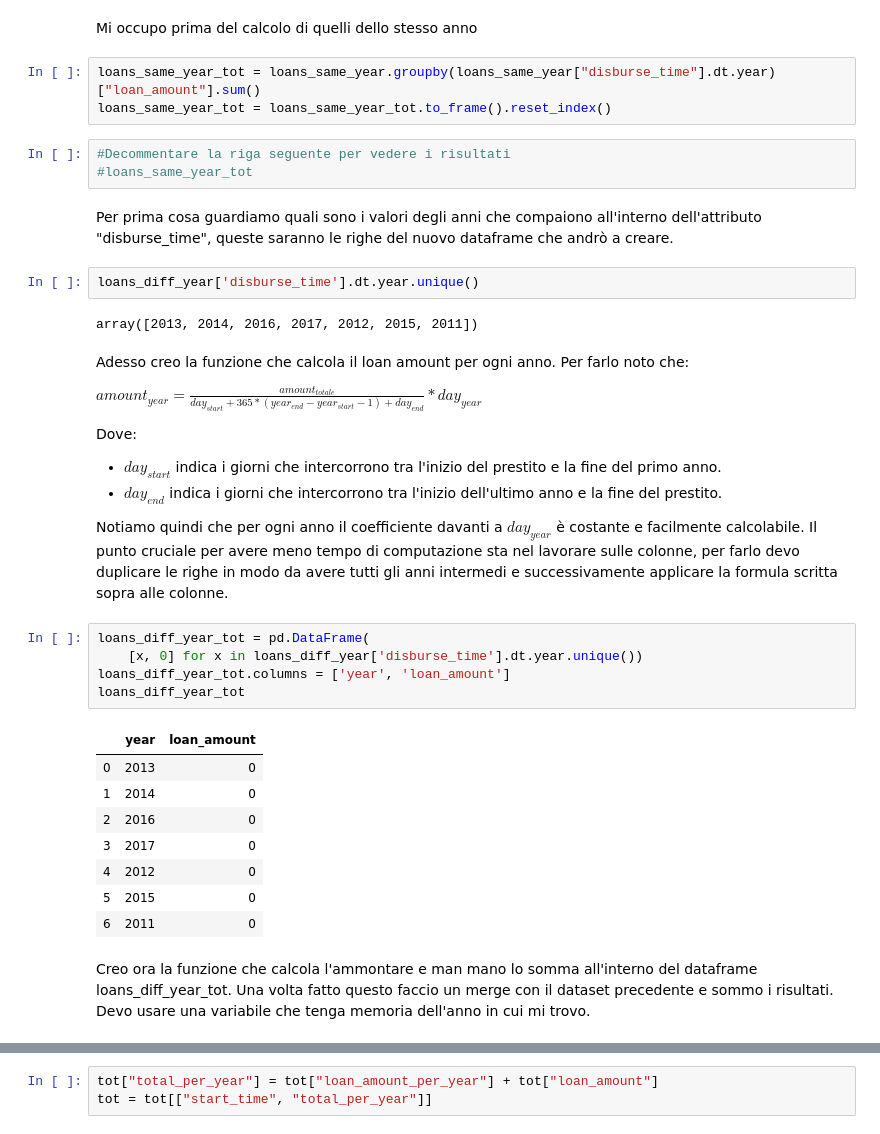
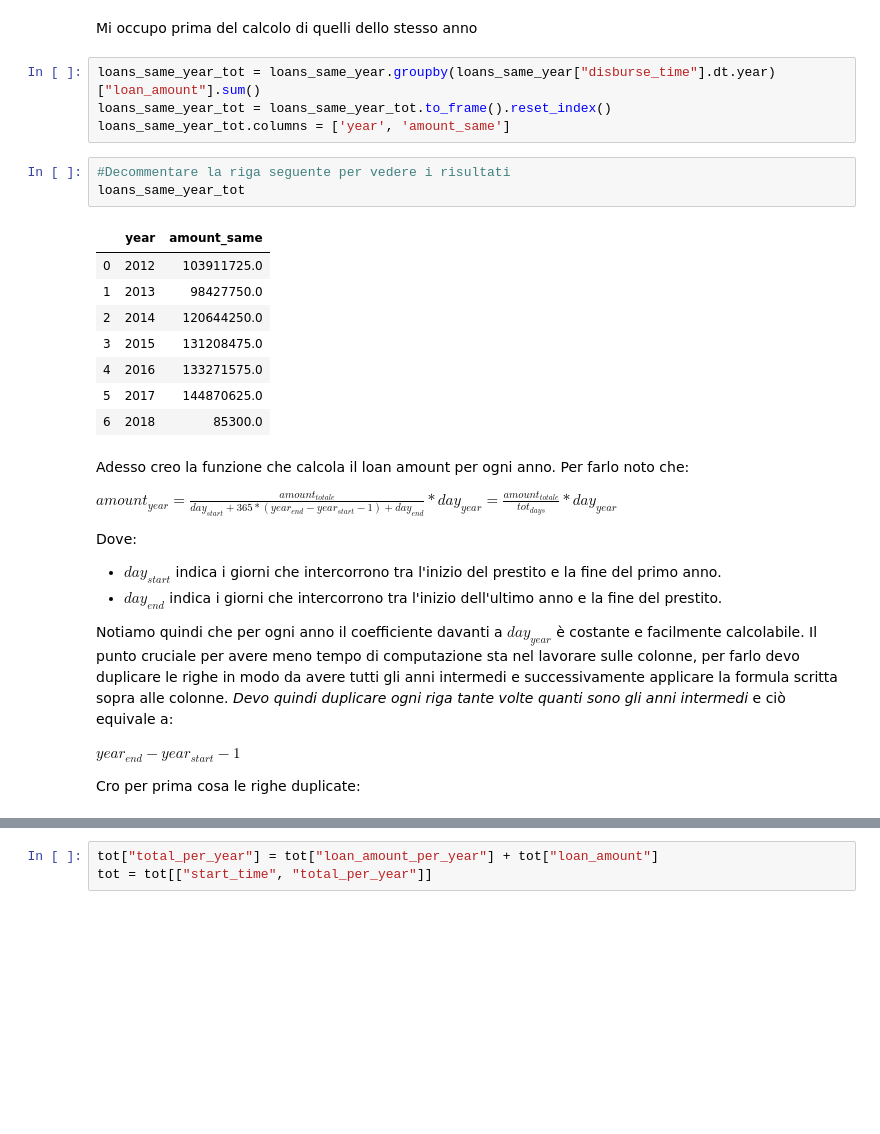
Before and after one commit to Chri1629/cs_project, a Jupyter notebook: esame_chri.ipynb, the cells around one changed output, grey strips where cells are left out. Drawn from its saved outputs; the diff is of its cells as text; blank space fills up the shorter version.

```diff
--- a/esame_chri.ipynb
+++ b/esame_chri.ipynb
@@ -383,19 +383,23 @@ Mi occupo prima del calcolo di quelli dello stesso anno
 # %%
 loans_same_year_tot = loans_same_year.groupby(loans_same_year["disburse_time"].dt.year)["loan_amount"].sum()
 loans_same_year_tot = loans_same_year_tot.to_frame().reset_index()
+loans_same_year_tot.columns = ['year', 'amount_same']
 # %%
 #Decommentare la riga seguente per vedere i risultati
-#loans_same_year_tot
+loans_same_year_tot
+# %% [output]
+|  | year | amount_same |
+| 0 | 2012 | 103911725.0 |
+| 1 | 2013 | 98427750.0 |
+| 2 | 2014 | 120644250.0 |
+| 3 | 2015 | 131208475.0 |
+| 4 | 2016 | 133271575.0 |
+| 5 | 2017 | 144870625.0 |
+| 6 | 2018 | 85300.0 |
-# %% [markdown]
-Per prima cosa guardiamo quali sono i valori degli anni che compaiono all'interno dell'attributo "disburse_time", queste saranno le righe del nuovo dataframe che andrò a creare.
-# %%
-loans_diff_year['disburse_time'].dt.year.unique()
-# %% [output]
-array([2013, 2014, 2016, 2017, 2012, 2015, 2011])
 # %% [markdown]
 Adesso creo la funzione che calcola il loan amount per ogni anno. Per farlo noto che:
 
-$amount_{year} = \frac{amount_{totale}}{day_{start} + 365 * ({year_{end} - year_{start} - 1}) + day_{end}} * day_{year}$
+$amount_{year} = \frac{amount_{totale}}{day_{start} + 365 * ({year_{end} - year_{start} - 1}) + day_{end}} * day_{year} = \frac{amount_{totale}}{tot_{days}} * day_{year} $
 
 Dove:
 
@@ -403,20 +407,8 @@ Dove:
 - $day_{end}$ indica i giorni che intercorrono tra l'inizio dell'ultimo anno e la fine del prestito.
 
 Notiamo quindi che per ogni anno il coefficiente davanti a $day_{year}$ è costante e facilmente calcolabile.
-Il punto cruciale per avere meno tempo di computazione sta nel lavorare sulle colonne, per farlo devo duplicare le righe in modo da avere tutti gli anni intermedi e successivamente applicare la formula scritta sopra alle colonne.
+Il punto cruciale per avere meno tempo di computazione sta nel lavorare sulle colonne, per farlo devo duplicare le righe in modo da avere tutti gli anni intermedi e successivamente applicare la formula scritta sopra alle colonne. *Devo quindi duplicare ogni riga tante volte quanti sono gli anni intermedi* e ciò equivale a:
+
+${year_{end} - year_{start} - 1}$
+
+Cro per prima cosa le righe duplicate:
-# %%
-loans_diff_year_tot = pd.DataFrame(
-    [x, 0] for x in loans_diff_year['disburse_time'].dt.year.unique())
-loans_diff_year_tot.columns = ['year', 'loan_amount']
-loans_diff_year_tot
-# %% [output]
-|  | year | loan_amount |
-| 0 | 2013 | 0 |
-| 1 | 2014 | 0 |
-| 2 | 2016 | 0 |
-| 3 | 2017 | 0 |
-| 4 | 2012 | 0 |
-| 5 | 2015 | 0 |
-| 6 | 2011 | 0 |
-# %% [markdown]
-Creo ora la funzione che calcola l'ammontare e man mano lo somma all'interno del dataframe loans_diff_year_tot. Una volta fatto questo faccio un merge con il dataset precedente e sommo i risultati. Devo usare una variabile che tenga memoria dell'anno in cui mi trovo.
```
Also changed, not shown: parts of 20 cells of this notebook.
